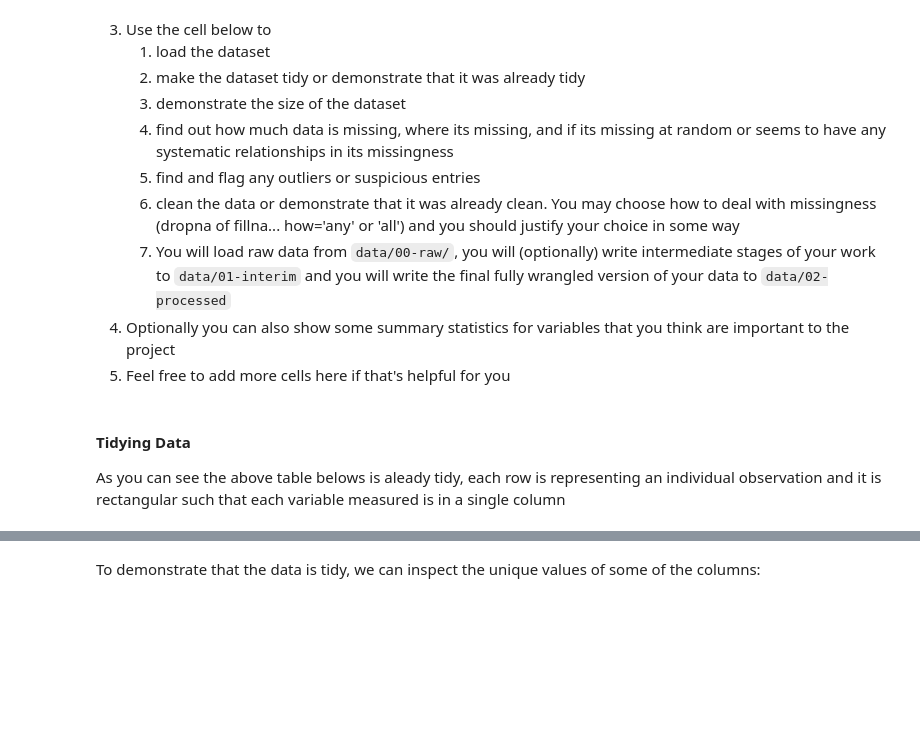
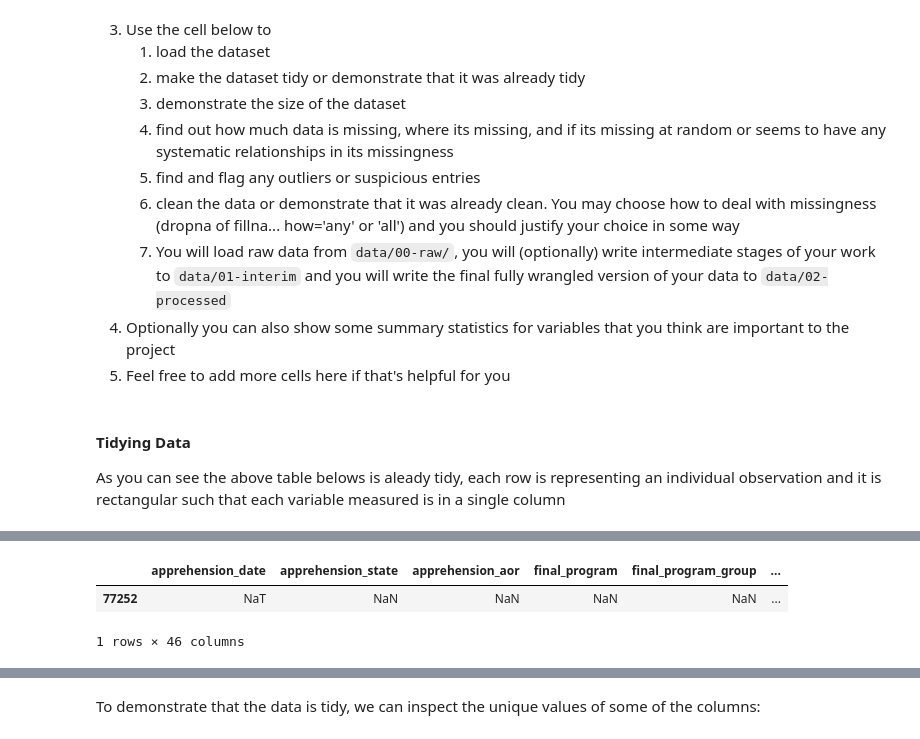
Before and after one commit to COGS108/Group109_WI26, a Jupyter notebook: 01-DataCheckpoint.ipynb, the cells around one changed output, grey strips where cells are left out. Saved outputs shown, nothing was run; the diff lists cells and outputs as text; code cells hidden in the pictures; blank space fills up the shorter version.

```diff
--- a/01-DataCheckpoint.ipynb
+++ b/01-DataCheckpoint.ipynb
@@ -177,0 +220,7 @@ ice_arrests_2023_2025.head()
+# %%
+malformed_dates = pd.to_datetime(ice_arrests_2023_2025['apprehension_date'], errors='coerce').isnull()
+ice_arrests_2023_2025[malformed_dates]
+# %% [output]
+|  | apprehension_date | apprehension_state | apprehension_aor | final_program | final_program_group | ... |
+| 77252 | NaT | NaN | NaN | NaN | NaN | ... |
+1 rows × 46 columns
```
Also changed, not shown: parts of 29 cells of this notebook.
